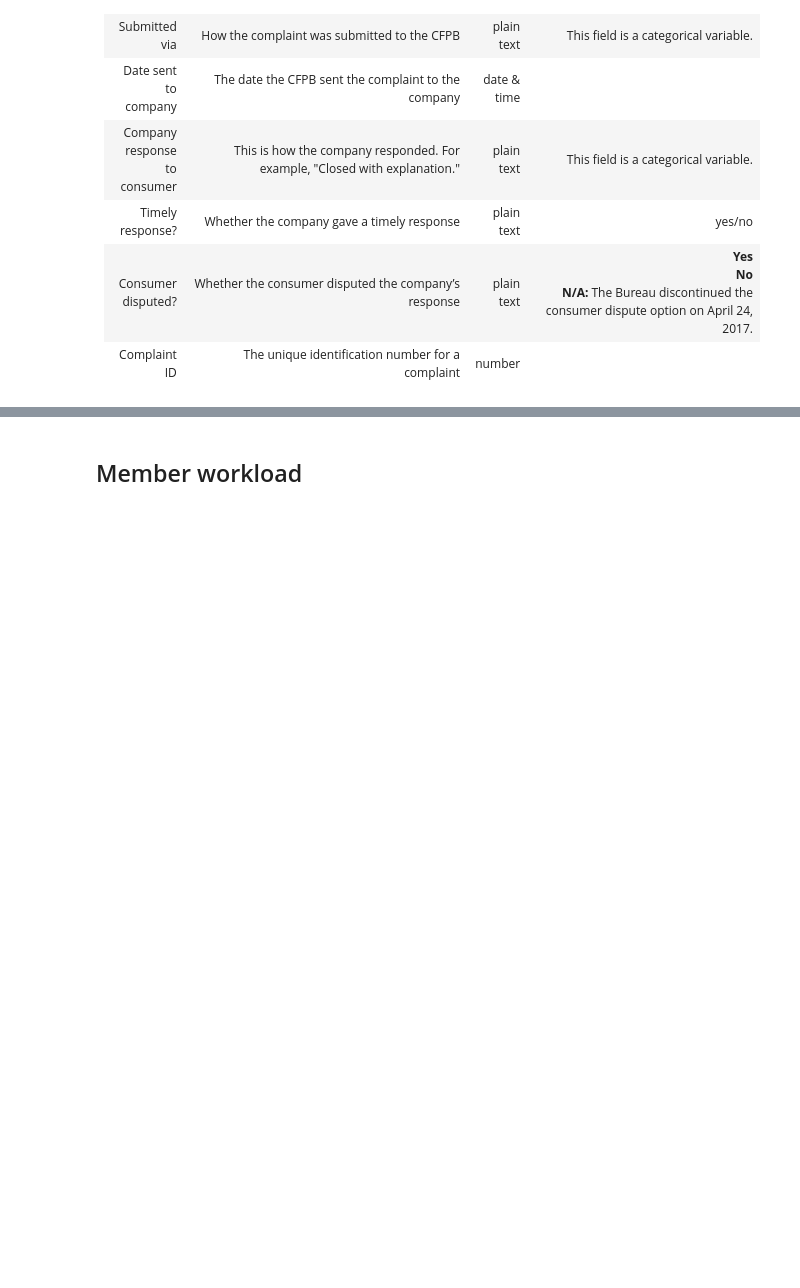
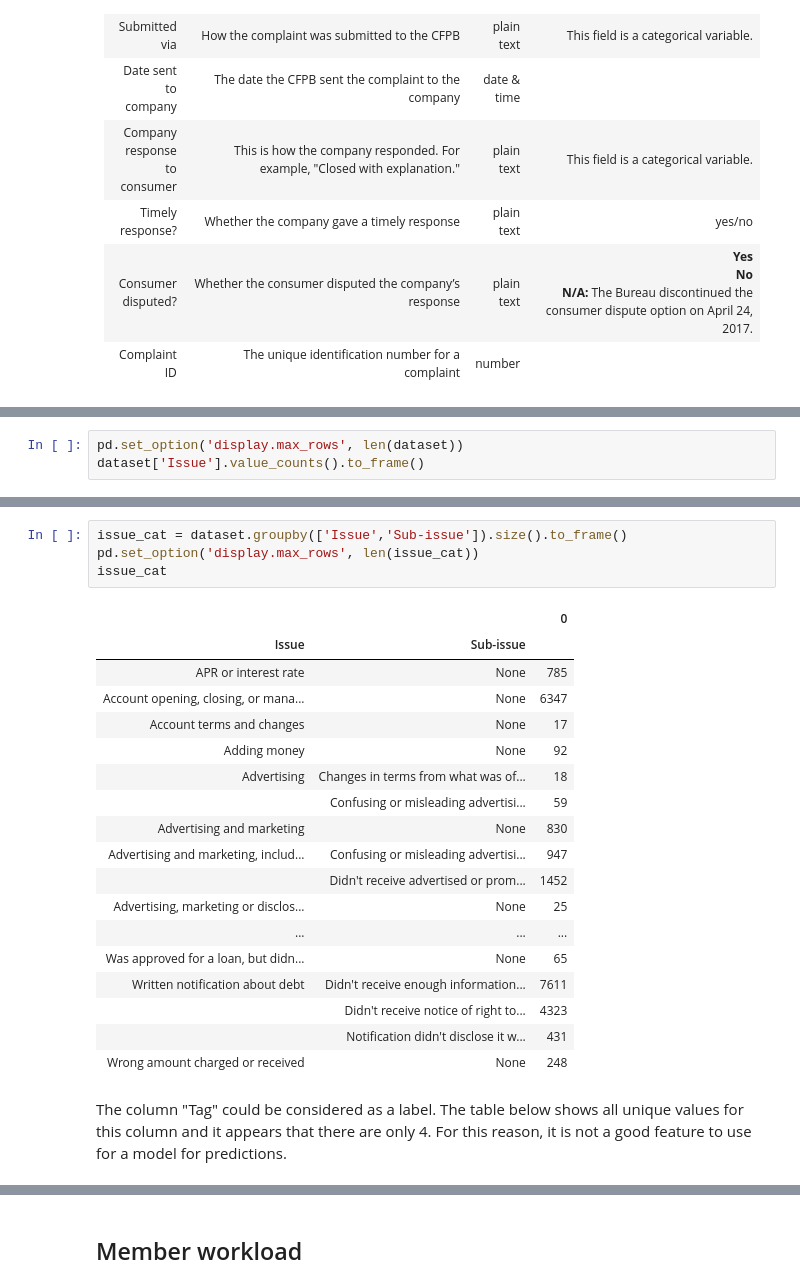
Before and after one commit to GillisWerrebrouck/UGent_Machine-Learning-Project, a Jupyter notebook: project-notebook.ipynb, the cells around one changed output, grey strips where cells are left out. Cells and saved outputs as stored; diff of their text form; blank space fills up the shorter version.

```diff
--- a/project-notebook.ipynb
+++ b/project-notebook.ipynb
@@ -64,0 +122,3 @@ The description of the fields in the dataset:
+# %%
+pd.set_option('display.max_rows', len(dataset))
+dataset['Issue'].value_counts().to_frame()
@@ -64,0 +143,25 @@ The description of the fields in the dataset:
+# %%
+issue_cat = dataset.groupby(['Issue','Sub-issue']).size().to_frame()
+pd.set_option('display.max_rows', len(issue_cat))
+issue_cat
+# %% [output]
+|  |  | 0 |
+| Issue | Sub-issue |  |
+| APR or interest rate | None | 785 |
+| Account opening, closing, or mana... | None | 6347 |
+| Account terms and changes | None | 17 |
+| Adding money | None | 92 |
+| Advertising | Changes in terms from what was of... | 18 |
+|  | Confusing or misleading advertisi... | 59 |
+| Advertising and marketing | None | 830 |
+| Advertising and marketing, includ... | Confusing or misleading advertisi... | 947 |
+|  | Didn't receive advertised or prom... | 1452 |
+| Advertising, marketing or disclos... | None | 25 |
+| ... | ... | ... |
+| Was approved for a loan, but didn... | None | 65 |
+| Written notification about debt | Didn't receive enough information... | 7611 |
+|  | Didn't receive notice of right to... | 4323 |
+|  | Notification didn't disclose it w... | 431 |
+| Wrong amount charged or received | None | 248 |
+# %% [markdown]
+The column "Tag" could be considered as a label. The table below shows all unique values for this column and it appears that there are only 4. For this reason, it is not a good feature to use for a model for predictions.
```
Also changed, not shown: parts of 17 cells of this notebook.
